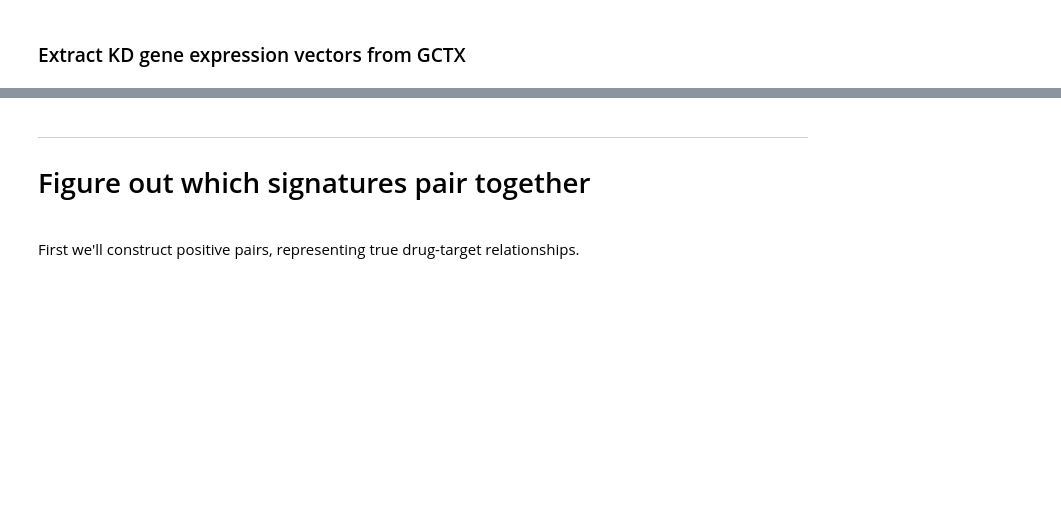
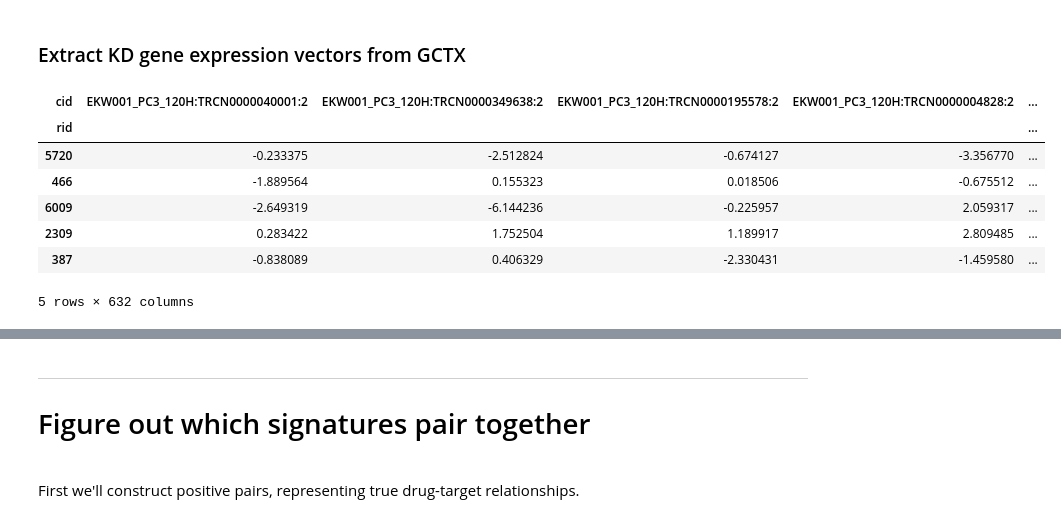
Before and after one commit to npabon/LINCS_target_prediction, a Jupyter notebook: LINCS_data_prep.ipynb, the cells around one changed output, grey strips where cells are left out. Cells and saved outputs as stored; diff of their text form; code cells hidden in the pictures; blank space fills up the shorter version.

```diff
--- a/LINCS_data_prep.ipynb
+++ b/LINCS_data_prep.ipynb
@@ -491,3 +541,14 @@ top_4_target_kd_lm_sigs = top_4_target_kd_sigs[top_4_target_kd_sigs.index.isin(l
 # reformat the sig_ids so they are nice strings
 top_4_target_kd_lm_sigs = top_4_target_kd_lm_sigs.T.rename(lambda x: x.lstrip('b\'').rstrip('\'')).T
 top_4_target_kd_lm_sigs.to_csv('checkpoint_files/top_4_target_kd_lm_sigs.csv')
+# %%
+top_4_target_kd_lm_sigs.head()
+# %% [output]
+| cid | EKW001_PC3_120H:TRCN0000040001:2 | EKW001_PC3_120H:TRCN0000349638:2 | EKW001_PC3_120H:TRCN0000195578:2 | EKW001_PC3_120H:TRCN0000004828:2 | ... |
+| rid |  |  |  |  | ... |
+| 5720 | -0.233375 | -2.512824 | -0.674127 | -3.356770 | ... |
+| 466 | -1.889564 | 0.155323 | 0.018506 | -0.675512 | ... |
+| 6009 | -2.649319 | -6.144236 | -0.225957 | 2.059317 | ... |
+| 2309 | 0.283422 | 1.752504 | 1.189917 | 2.809485 | ... |
+| 387 | -0.838089 | 0.406329 | -2.330431 | -1.459580 | ... |
+5 rows × 632 columns
```
Also changed, not shown: parts of 33 cells of this notebook.
